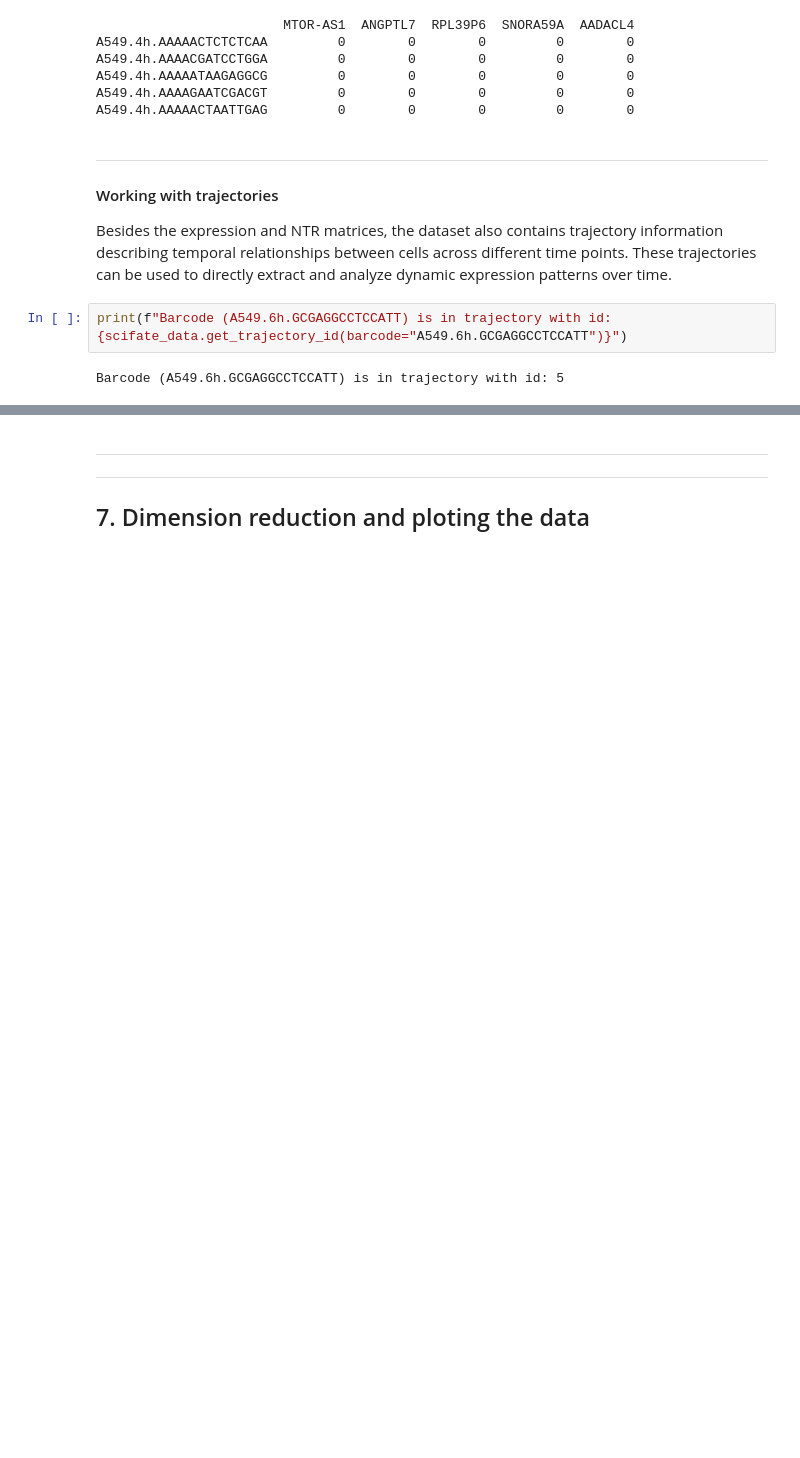
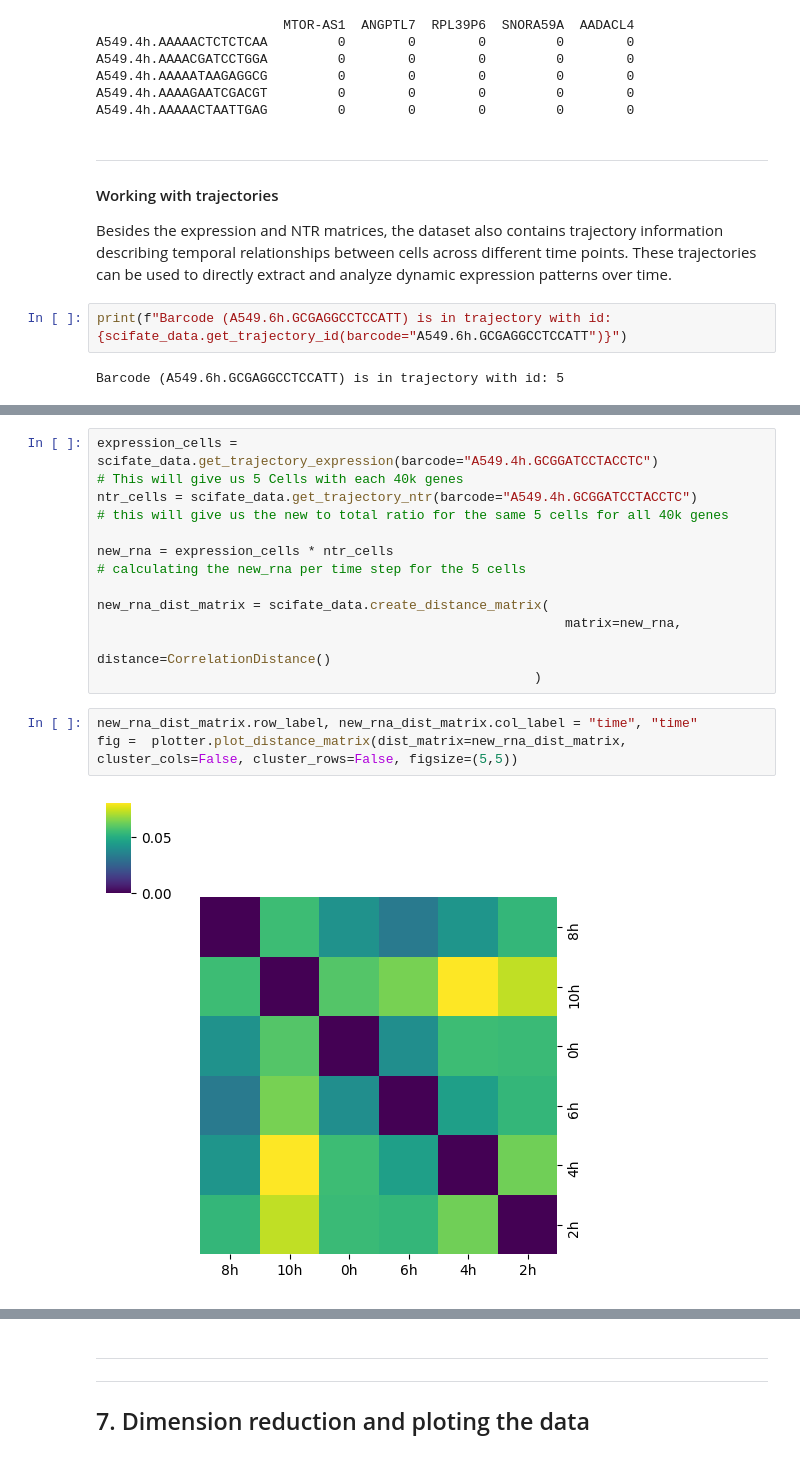
Before and after one commit to ZanderNic/sciflow, a Jupyter notebook: notebooks/01_tutorial.ipynb, the cells around one changed output, grey strips where cells are left out. Cells and saved outputs as stored; diff of their text form; blank space fills up the shorter version.

```diff
--- a/notebooks/01_tutorial.ipynb
+++ b/notebooks/01_tutorial.ipynb
@@ -447,0 +510,15 @@ fig =  plotter.plot_matrix(matrix=trajectory_dist_matrix[:20, :20])
+# %%
+expression_cells = scifate_data.get_trajectory_expression(barcode="A549.4h.GCGGATCCTACCTC")                         # This will give us 5 Cells with each 40k genes
+ntr_cells = scifate_data.get_trajectory_ntr(barcode="A549.4h.GCGGATCCTACCTC")                                       # this will give us the new to total ratio for the same 5 cells for all 40k genes
+
+new_rna = expression_cells * ntr_cells                                                                              # calculating the new_rna per time step for the 5 cells
+
+new_rna_dist_matrix = scifate_data.create_distance_matrix(
+                                                            matrix=new_rna,
+                                                            distance=CorrelationDistance()
+                                                        )
+# %%
+new_rna_dist_matrix.row_label, new_rna_dist_matrix.col_label = "time", "time"
+fig =  plotter.plot_distance_matrix(dist_matrix=new_rna_dist_matrix, cluster_cols=False, cluster_rows=False, figsize=(5,5))
+# %% [output]
+[figure, added]
```
Also changed, not shown: parts of 40 cells of this notebook, 4 other files.
